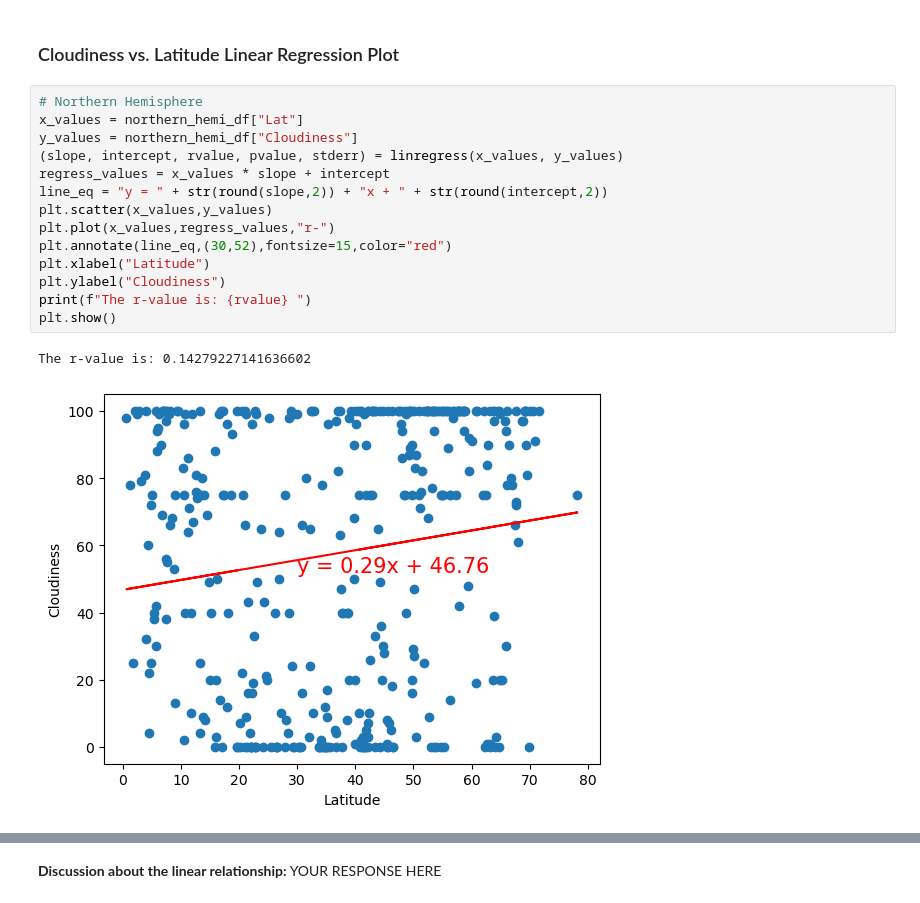
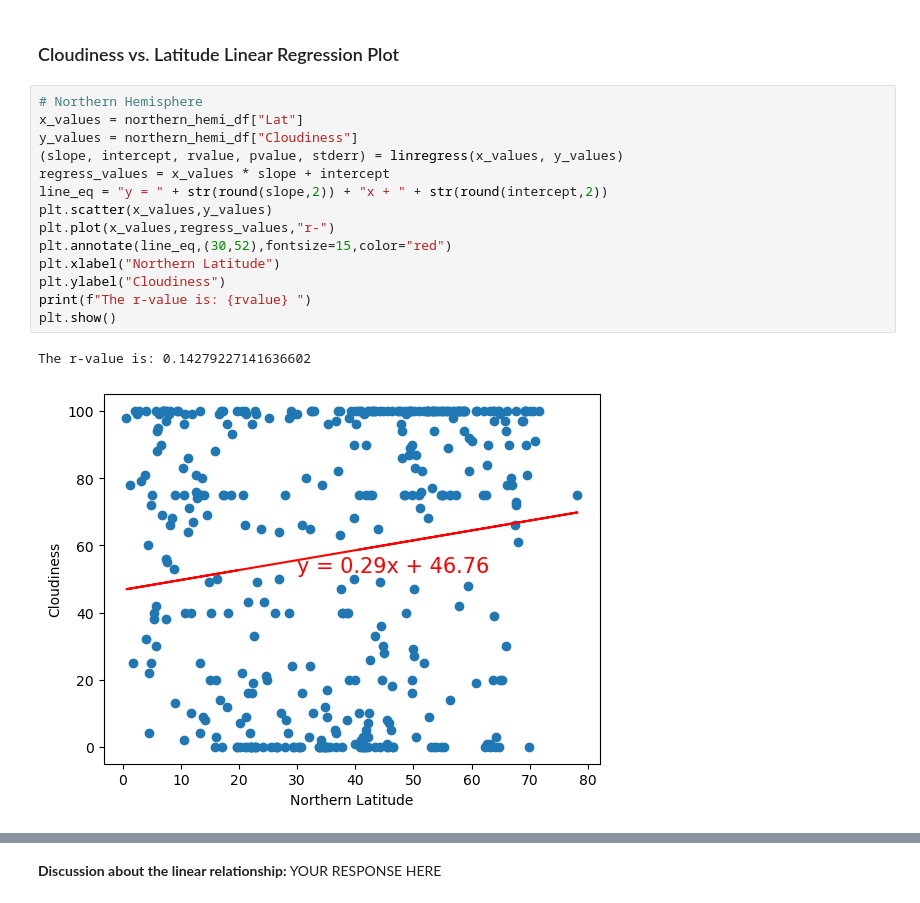
Before and after one commit to Geysha07/python-api-challenge, a Jupyter notebook: WeatherPy/Starter_Code/WeatherPy.ipynb, the cells around one changed output, grey strips where cells are left out. Saved outputs shown, nothing was run; the diff lists cells and outputs as text.

```diff
--- a/WeatherPy/Starter_Code/WeatherPy.ipynb
+++ b/WeatherPy/Starter_Code/WeatherPy.ipynb
@@ -377,20 +392,20 @@ The r-value is: 0.007088371266958492
 # %%
 # Northern Hemisphere
 x_values = northern_hemi_df["Lat"]
 y_values = northern_hemi_df["Cloudiness"]
 (slope, intercept, rvalue, pvalue, stderr) = linregress(x_values, y_values)
 regress_values = x_values * slope + intercept
 line_eq = "y = " + str(round(slope,2)) + "x + " + str(round(intercept,2))
 plt.scatter(x_values,y_values)
 plt.plot(x_values,regress_values,"r-")
 plt.annotate(line_eq,(30,52),fontsize=15,color="red")
-plt.xlabel("Latitude")
+plt.xlabel("Northern Latitude")
 plt.ylabel("Cloudiness")
 print(f"The r-value is: {rvalue} ")
 plt.show()
 # %% [output]
 The r-value is: 0.14279227141636602
-[figure, old version]
+[figure, new version]
 # %%
 # Southern Hemisphere
 x_values = southern_hemi_df["Lat"]
```
Also changed, not shown: parts of 9 cells of this notebook.
